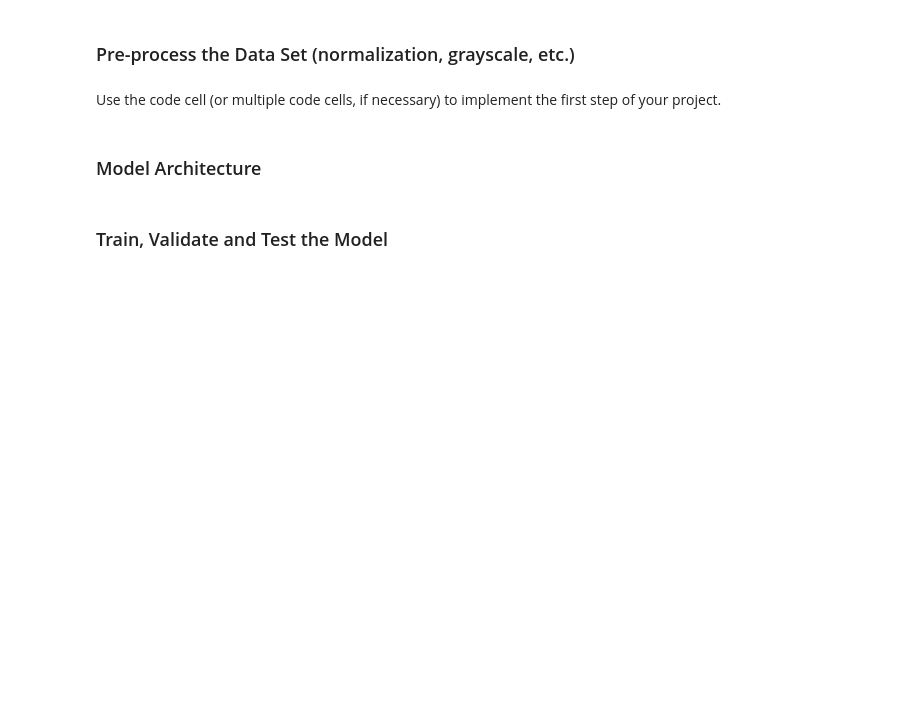
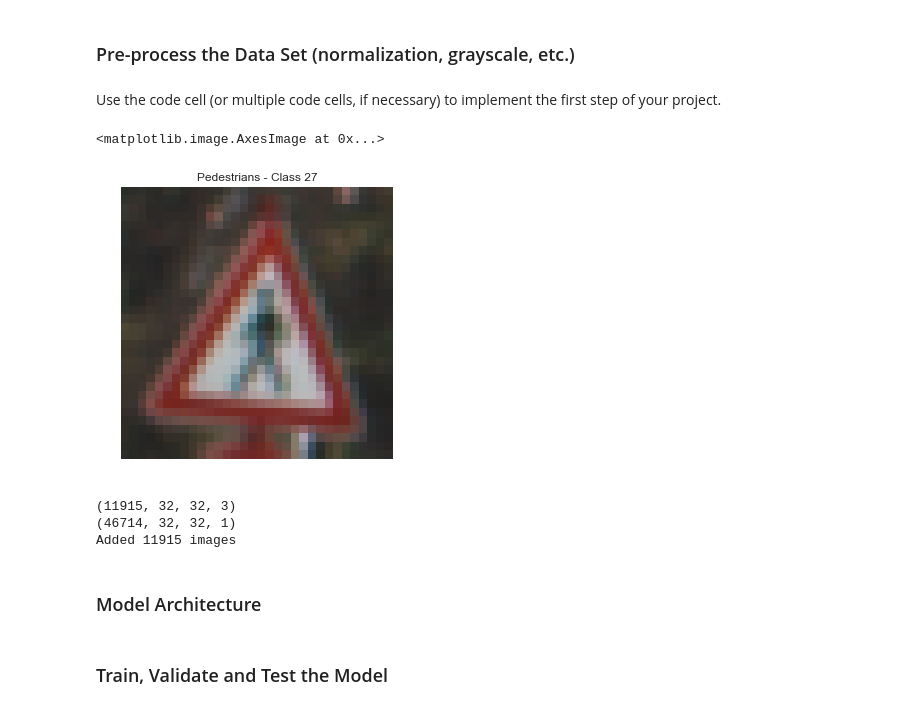
Before and after one commit to jeffwen/scdnd_traffic_sign, a Jupyter notebook: Traffic_Sign_Classifier.ipynb, the cells around one changed output. Cells and saved outputs as stored; diff of their text form; code cells hidden in the pictures; blank space fills up the shorter version.

```diff
--- a/Traffic_Sign_Classifier.ipynb
+++ b/Traffic_Sign_Classifier.ipynb
@@ -153,0 +280,12 @@ X_train, y_train = shuffle(X_train, y_train)
+# %%
+## print newly generated image to test and show
+index = 5432
+plt.figure(figsize=(5,5))
+plt.grid(False)
+plt.title(str(sign_names[sign_names["ClassId"] == new_y[index]].iloc[0,1]) + " - Class " + str(new_y[index]))
+plt.tick_params(axis='x', colors=(0,0,0,0))
+plt.tick_params(axis='y', colors=(0,0,0,0))
+plt.imshow(new_x[index])
+# %% [output]
+<matplotlib.image.AxesImage at 0x...>
+[figure, added]
@@ -154,3 +306,12 @@ X_train, y_train = shuffle(X_train, y_train)
+# %%
+## added 11915 images
+print(new_x.shape)
+print(X_train.shape)
+print("Added {} images".format(new_x.shape[0]))
+# %% [output]
+(11915, 32, 32, 3)
+(46714, 32, 32, 1)
+Added 11915 images
 # %% [markdown]
 ### Model Architecture
 # %%
```
Also changed, not shown: parts of 22 cells of this notebook, 45 other files.
